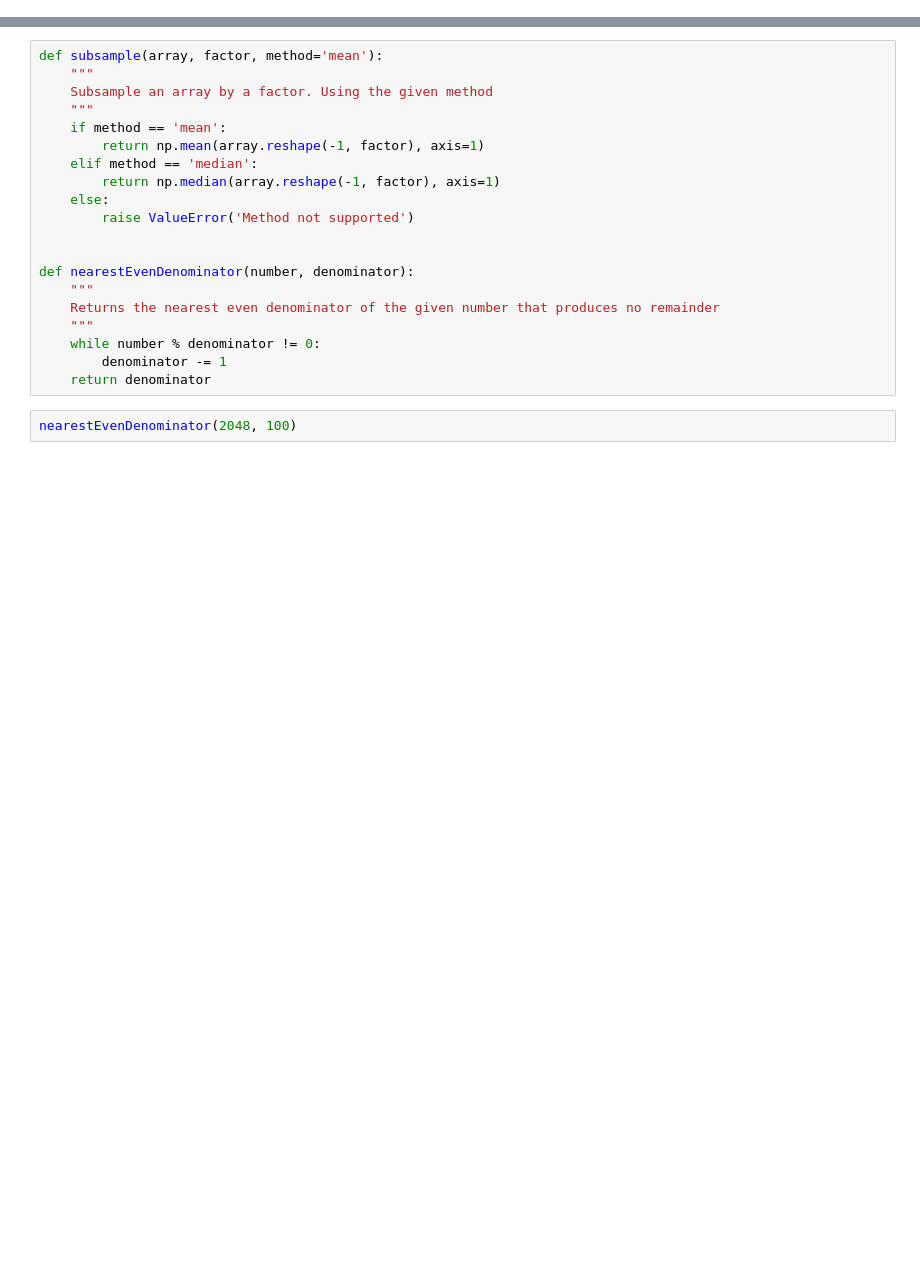
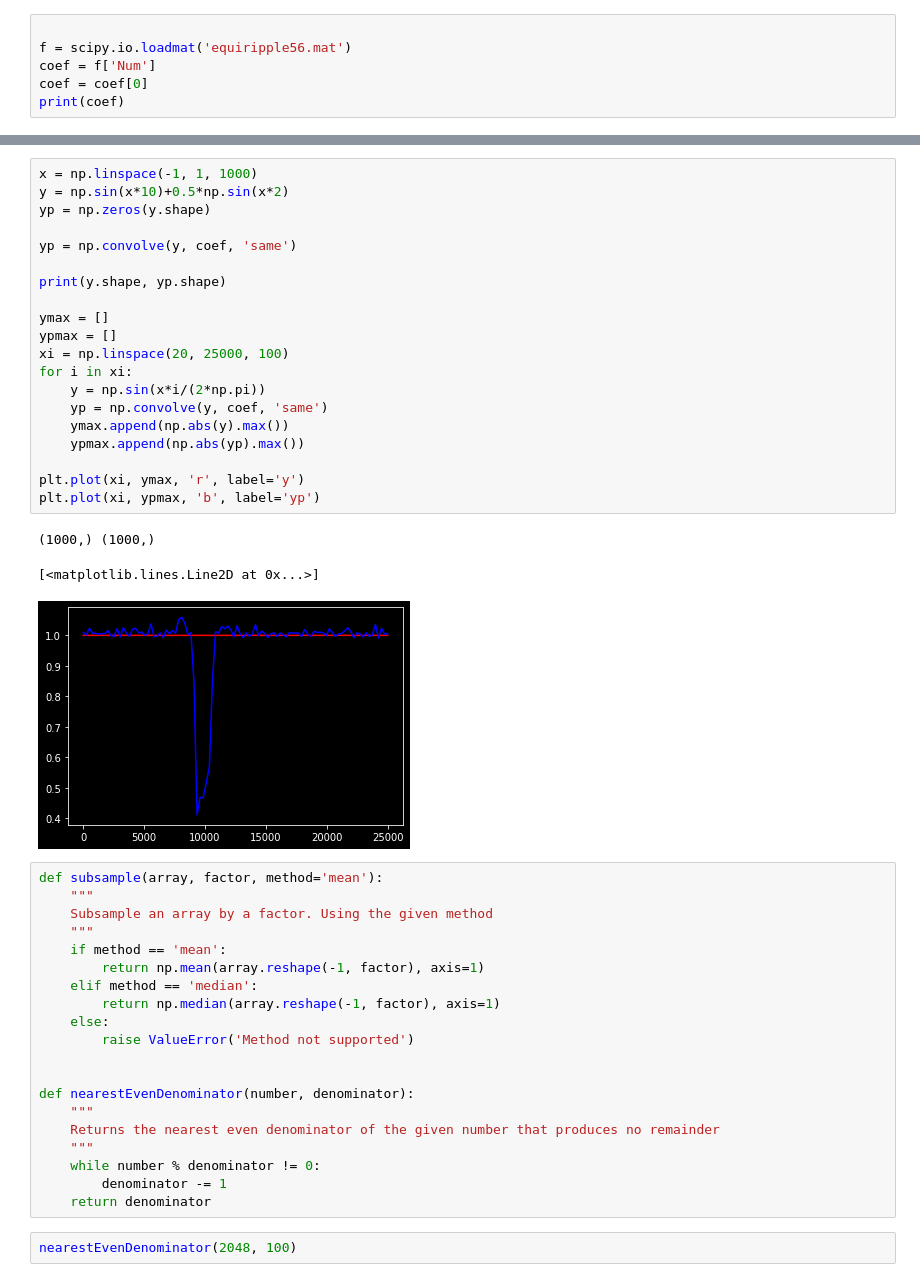
Before and after one commit to TheUnity42/MicroFinalProject, a Jupyter notebook: scratchbook.ipynb, the cells around one changed output, grey strips where cells are left out. Drawn from its saved outputs; the diff is of its cells as text; blank space fills up the shorter version.

```diff
--- a/scratchbook.ipynb
+++ b/scratchbook.ipynb
@@ -3,0 +6,6 @@ import matplotlib.pyplot as plt
+# %%
+
+f = scipy.io.loadmat('equiripple56.mat')
+coef = f['Num']
+coef = coef[0]
+print(coef)
@@ -4,3 +28,27 @@ import matplotlib.pyplot as plt
+# %%
+x = np.linspace(-1, 1, 1000)
+y = np.sin(x*10)+0.5*np.sin(x*2)
+yp = np.zeros(y.shape)
+
+yp = np.convolve(y, coef, 'same')
+
+print(y.shape, yp.shape)
+
+ymax = []
+ypmax = []
+xi = np.linspace(20, 25000, 100)
+for i in xi:
+    y = np.sin(x*i/(2*np.pi))
+    yp = np.convolve(y, coef, 'same')
+    ymax.append(np.abs(y).max())
+    ypmax.append(np.abs(yp).max())
+
+plt.plot(xi, ymax, 'r', label='y')
+plt.plot(xi, ypmax, 'b', label='yp')
+# %% [output]
+(1000,) (1000,)
+[<matplotlib.lines.Line2D at 0x...>]
+[figure, added]
 # %%
 def subsample(array, factor, method='mean'):
     """
```
Also changed, not shown: parts of 3 cells of this notebook, 2 other files.
